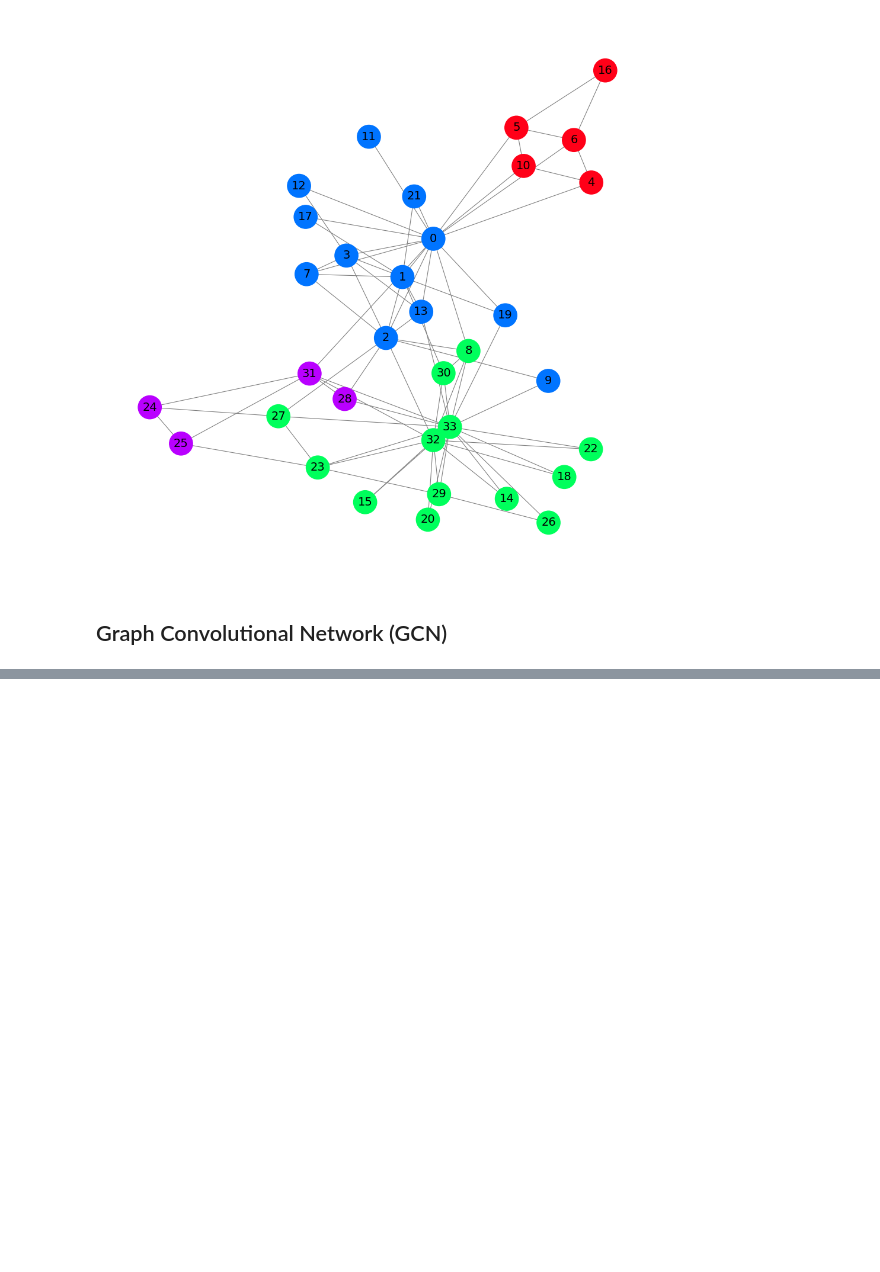
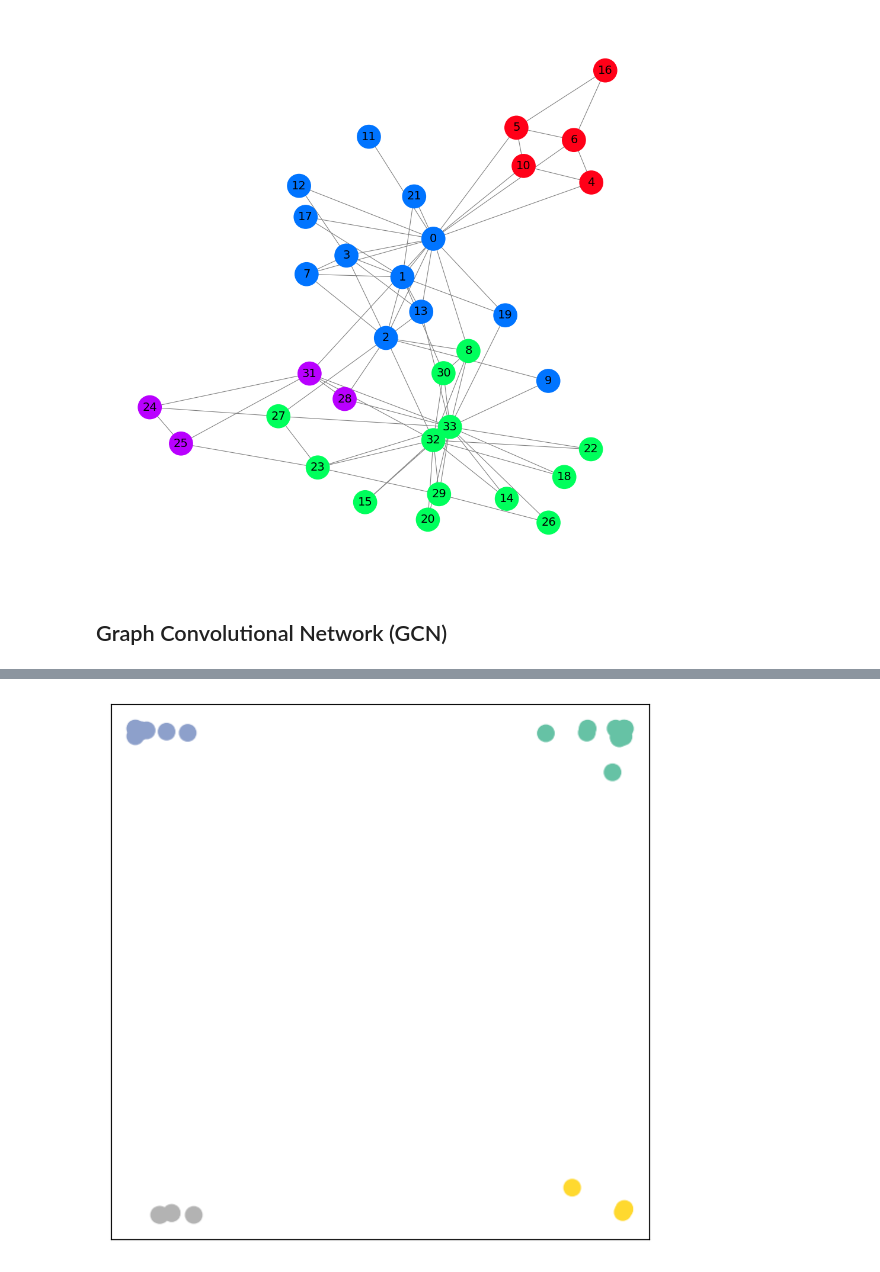
Before and after one commit to win7/Grap.hNeuralNetwork_Silimarity, a Jupyter notebook: GNN_sim_iso_mat.ipynb, the cells around one changed output, grey strips where cells are left out. Drawn from its saved outputs; the diff is of its cells as text; code cells hidden in the pictures; blank space fills up the shorter version.

```diff
--- a/GNN_sim_iso_mat.ipynb
+++ b/GNN_sim_iso_mat.ipynb
@@ -287,3 +362,9 @@ visualize(None, h, color=data.y)
+# %%
+# Get embeddings
+_, h_ = gcn(data.x, data.edge_index)
+visualize(None, h_, color=data.y)
+# %% [output]
+[figure, added]
 # %%
 import matplotlib.animation as animation
 
```
Also changed, not shown: parts of 33 cells of this notebook, 1 other file.
